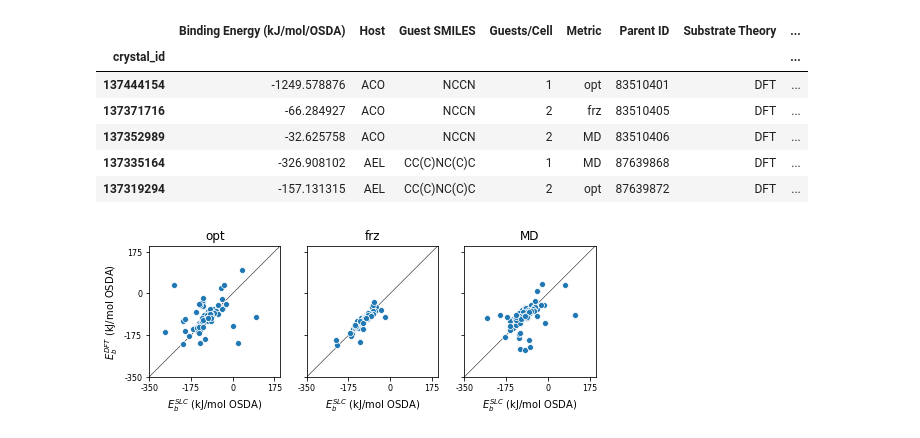
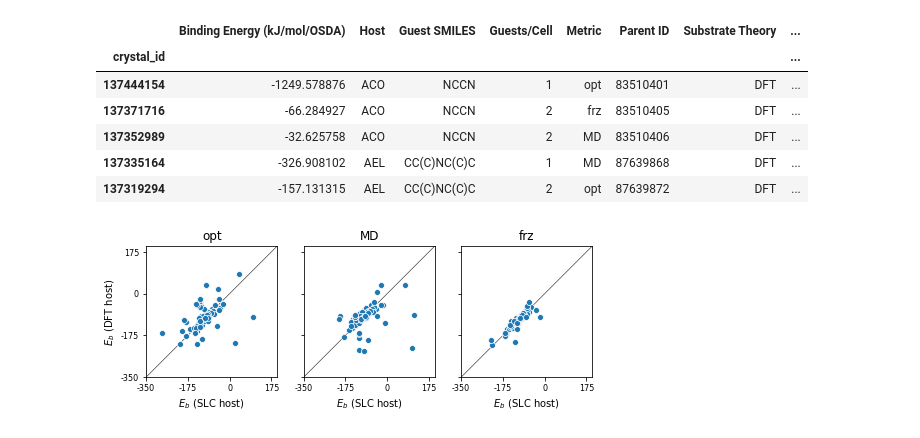
Before and after one commit to learningmatter-mit/Zeolite-Binding-Benchmark, a Jupyter notebook: plots.ipynb, the cells around one changed output. Saved outputs shown, nothing was run; the diff lists cells and outputs as text; code cells hidden in the pictures.

```diff
--- a/plots.ipynb
+++ b/plots.ipynb
@@ -118,7 +131,7 @@ sns.boxplot(
 
 ax.set(ylabel="", xlabel="$E - E_\mathrm{min}$ (kJ/mol SiO$_2$)")
 ax.legend(bbox_to_anchor=(0.74, 0.99), frameon=False)
-
+ax.set_ylim(-0.5, 4)
 sns.despine(trim=True, left=True)
 plt.show()
 # %% [output]
@@ -144,6 +157,18 @@ data = (initial_df
     .loc[initial_df['Metric'] == 'opt']
     .pivot(index='Complex', columns='Substrate Theory', values='Binding Energy (kJ/mol/OSDA)')
 )
+# %%
+metrics = initial_df['Metric'].unique()
+
+metric_data = {}
+
+for metric in metrics:
+    data = (initial_df
+        .loc[initial_df['Metric'] == metric]
+        .pivot(index='Complex', columns='Substrate Theory', values='Binding Energy (kJ/mol/OSDA)')
+        .dropna()
+    )
+    metric_data[metric] = data
 # %%
 fig, ax_fig = plt.subplots(1, 3, figsize=(8, 6), sharey=True)
 
@@ -151,7 +176,7 @@ lims = np.array([-350, 200])
 
 ticks = np.arange(lims[0], lims[1] + 1, 175)
 
-metrics = initial_df['Metric'].unique()
+metrics = ['opt', 'MD', 'frz']
 
 for ax, metric in zip(ax_fig, metrics):
     data = (initial_df
@@ -159,33 +184,33 @@ for ax, metric in zip(ax_fig, metrics):
         .pivot(index='Complex', columns='Substrate Theory', values='Binding Energy (kJ/mol/OSDA)')
         .dropna()
     )
 
     sns.scatterplot(
         x='SLC',
         y='DFT',
         ax=ax,
         data=data,
     )
 
     ax.plot(
         lims, lims,
         linewidth=0.5,
         color='black',
         zorder=-1,
     )
     ax.set_xlim(lims)
     ax.set_ylim(lims)
     ax.set_aspect('equal')
     ax.set_xticks(ticks)
     ax.set_yticks(ticks)
     ax.set_xticklabels(ax.get_xticks(), size=8)
     ax.set_yticklabels(ax.get_yticks(), size=8)
 
-    ax.set_xlabel('$E_b^{SLC}$ (kJ/mol OSDA)', fontsize=10)
+    ax.set_xlabel('$E_b$ (SLC host)', fontsize=10)
 
     ax.set_title(metric)
 
-ax_fig[0].set_ylabel('$E_b^{DFT}$ (kJ/mol OSDA)', fontsize=10)
+ax_fig[0].set_ylabel('$E_b$ (DFT host)', fontsize=10)
 plt.show()
 # %% [output]
-[figure, old version]
+[figure, new version]
```
Also changed, not shown: parts of 7 cells of this notebook, 3 other files.
